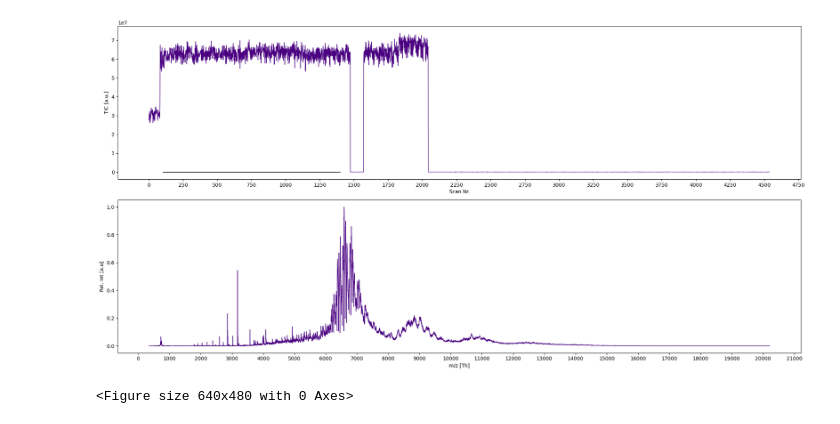
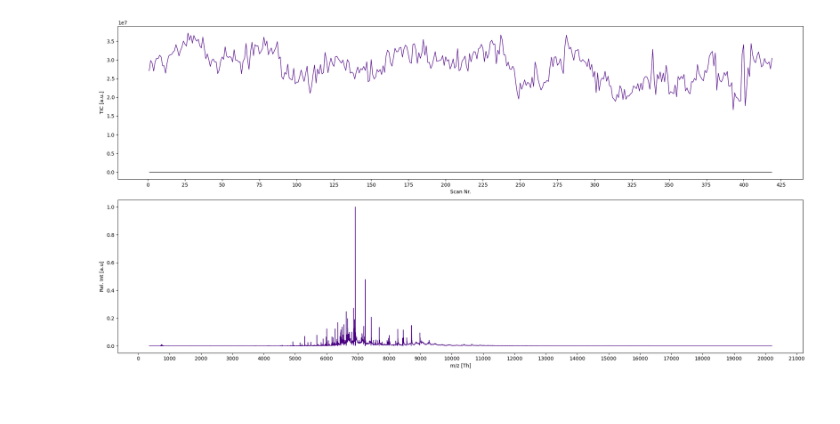
Before and after one commit to sknesiron/NativeMS_Analysis, a Jupyter notebook: ms_analysis.ipynb, the cells around one changed output. Drawn from its saved outputs; the diff is of its cells as text; code cells hidden in the pictures.

Commit message:
added some extra functionality

```diff
--- a/ms_analysis.ipynb
+++ b/ms_analysis.ipynb
@@ -5,20 +7,21 @@ from glob import glob
+# %%
+load_file=r"C:\Users\chem-chem1918\OneDrive\Documents\2_Master\5_Labrotations\AK-Rauschenbach\Data\Proteasome\20240821_Optimization-PA28\20240821_PA28y_trappressure6_intrap-50_1.RAW"
+output_folder="crazy_test"
 # %%
-extractor=SpectraExtractor(r"C:\Users\chem-chem1918\OneDrive\Documents\2_Master\5_Labrotations\AK-Rauschenbach\Data\Proteasome\20240814_First-Test\20240814_P28ab_test_04.RAW")
+extractor=SpectraExtractor(load_file)
 
-extractor.get_average_spec([100,1400])
+extractor.get_average_spec()
 
-fig,ax=plt.subplots(2,1, figsize=(20,10))
+fig1,ax=plt.subplots(2,1, figsize=(20,10))
 extractor.plot_chromatogram(plot_time=False,ax=ax[0])
 extractor.plot_spectrum(zoom=None,ax=ax[1])
-fig.tight_layout()
+fig1.tight_layout()
 # %% [output]
-[figure, old version]
+[figure, new version]
 # %%
 folder=make_output_folder(
-    data_in=r"C:\Users\chem-chem1918\OneDrive\Documents\2_Master\5_Labrotations\AK-Rauschenbach\Data\Proteasome\20240814_First-Test\20240814_P28ab_test_04.RAW",
-    folder_name="first_test"
+    data_in=load_file,
+    folder_name=output_folder
 )
-plt.savefig(f"{folder}/spectrum.png",dpi=300)
+fig1.savefig(f"{folder}/spectrum_wide.png",dpi=300)
 extractor.save_spectrum(folder)
-# %% [output]
-<Figure size 640x480 with 0 Axes>
```
Also changed, not shown: parts of 7 cells of this notebook, 2 other files.
